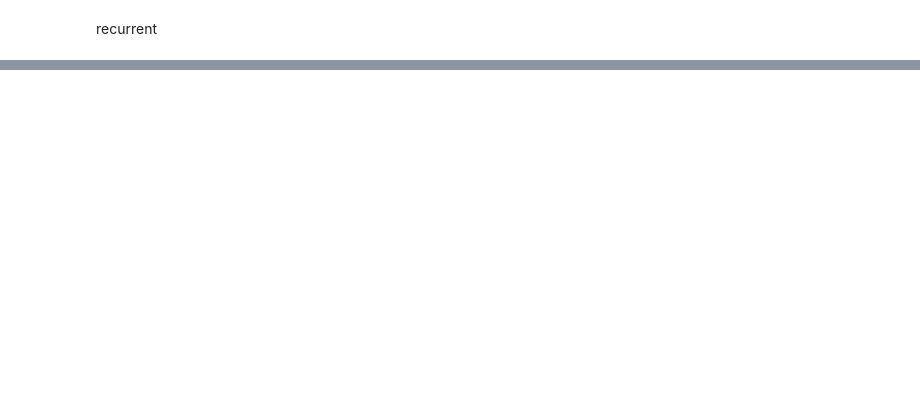
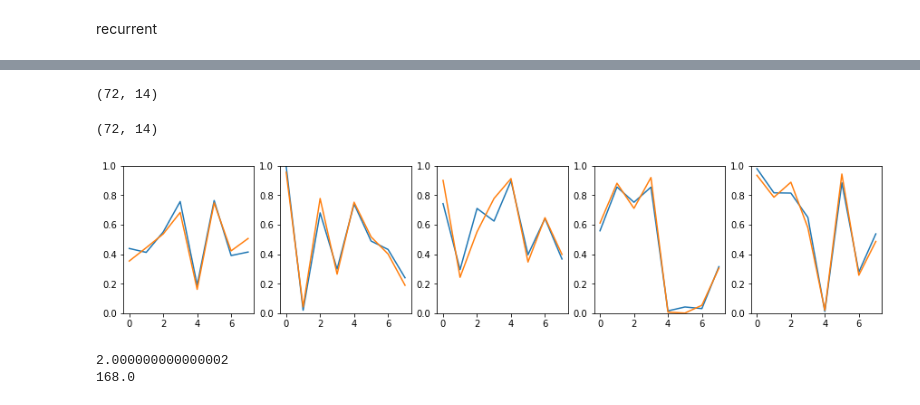
Before and after one commit to kbpositive/machine-learning, a Jupyter notebook: ReinforcementLearning/matrixFun.ipynb, the cells around one changed output, grey strips where cells are left out. Drawn from its saved outputs; the diff is of its cells as text; code cells hidden in the pictures; blank space fills up the shorter version.

```diff
--- a/ReinforcementLearning/matrixFun.ipynb
+++ b/ReinforcementLearning/matrixFun.ipynb
@@ -91,0 +191,54 @@ for _ in range(5):
+# %%
+et.shape
+# %% [output]
+(72, 14)
+# %%
+keys.shape
+# %% [output]
+(72, 14)
+# %%
+import torch
+import numpy as np
+import matplotlib.pyplot as plt
+
+inputs = torch.eye(5)
+inputs.names = ('inputs', 'features')
+targets = torch.rand(len(inputs),8)
+
+weights = []
+biases = []
+weights.append((torch.rand(len(inputs[0]), 7, names=('features','outputs')).requires_grad_()))
+biases.append((torch.rand(7).requires_grad_()))
+weights.append((torch.rand(len(weights[-1][0]), 9).requires_grad_()))
+biases.append((torch.rand(9).requires_grad_()))
+weights.append((torch.rand(len(weights[-1][0]), 6).requires_grad_()))
+biases.append((torch.rand(6).requires_grad_()))
+weights.append((torch.rand(len(weights[-1][0]), len(targets[0])).requires_grad_()))
+biases.append((torch.rand(len(targets[0])).requires_grad_()))
+# %%
+lr = 0.00005
+optimizer = torch.optim.SGD([(w) for w in weights]+[(b) for b in biases], lr=lr)
+
+for _ in range(10000):
+    optimizer.zero_grad()
+
+    layers = [inputs @ weights[0] + biases[0]]
+    layers.append(layers[-1] @ weights[1] + biases[1])
+    layers.append(layers[-1] @ weights[2] + biases[2])
+    layers.append(layers[-1] @ weights[3] + biases[3])
+
+    loss = (layers[-1] - targets)**2
+    loss.backward(gradient=torch.ones(len(inputs),len(targets[0])))
+    optimizer.step()
+
+layers = [(inputs @ weights[0] + biases[0])]
+layers.append((layers[-1] @ weights[1] + biases[1]))
+layers.append((layers[-1] @ weights[2] + biases[2]))
+layers.append(layers[-1] @ weights[3] + biases[3])
+
+fig, axs = plt.subplots(1,len(inputs), figsize=(3*len(inputs), 3))
+for index,item in enumerate(axs):
+    item.set_ylim(0,1)
+    item.plot(np.array([layers[-1][index].detach().numpy(),(targets[index]).numpy()]).T)
+# %% [output]
+[figure, added]
@@ -91,0 +250,6 @@ for _ in range(5):
+# %%
+print((c-rc)/(2*np.pi))
+print((r+cr)*(2*np.pi))
+# %% [output]
+2.000000000000002
+168.0
```
Also changed, not shown: parts of 13 cells of this notebook.
